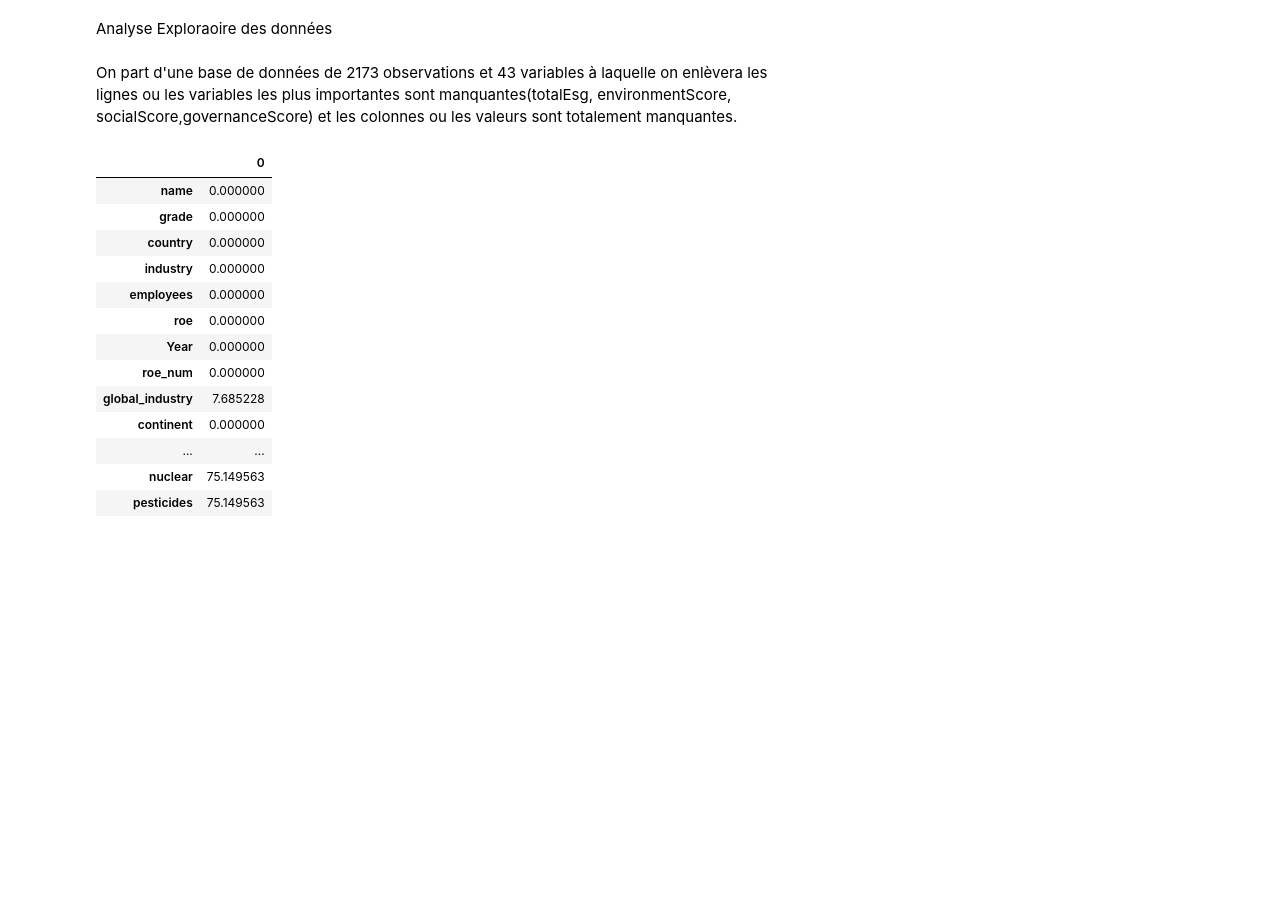
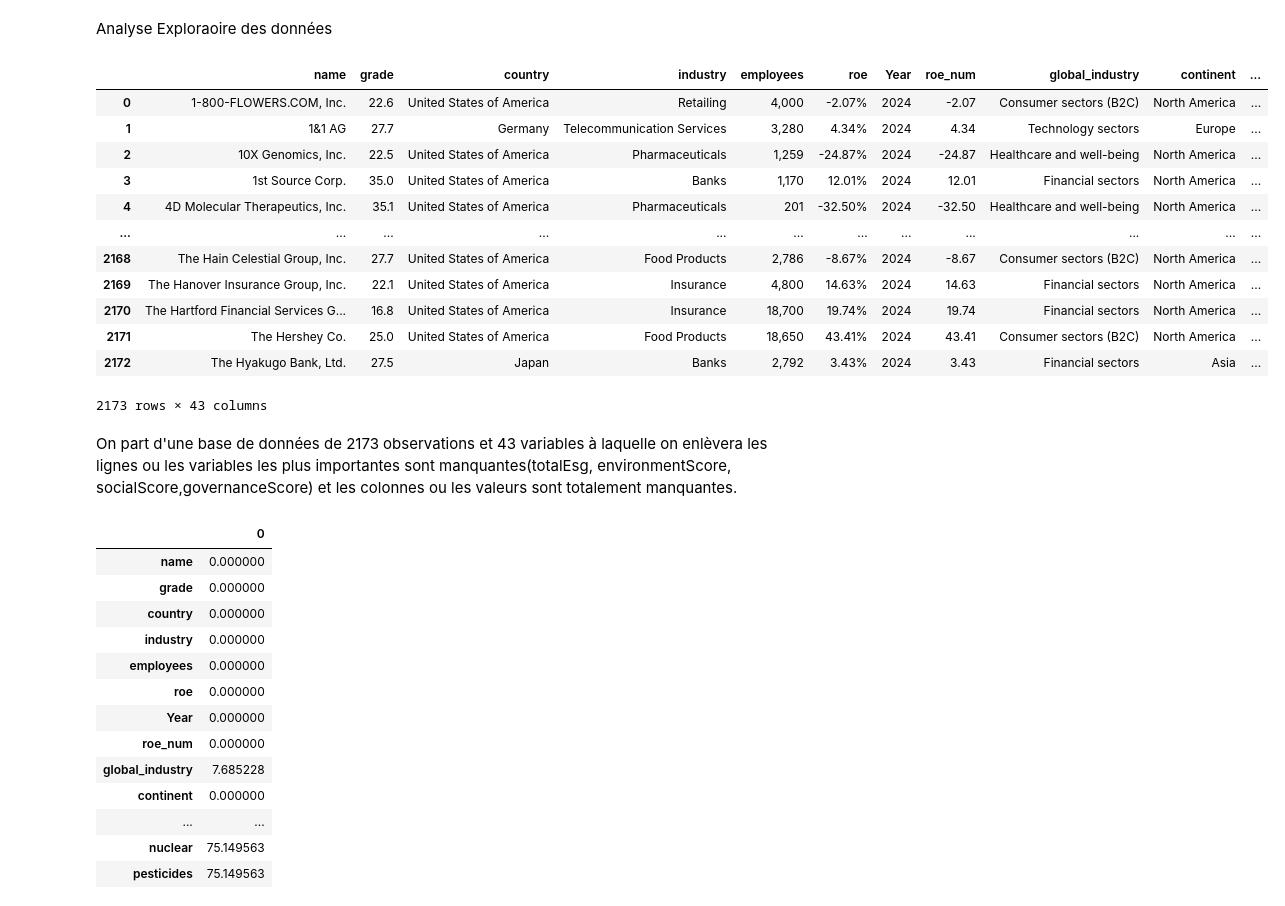
Before and after one commit to AlexChrst/Finance_Project, a Jupyter notebook: extend.ipynb, the cells around one changed output. Saved outputs shown, nothing was run; the diff lists cells and outputs as text; code cells hidden in the pictures; blank space fills up the shorter version.

Commit message:
Mise au propre de la seconde analyse et ajout de la table utilsiée dans cette dernière

```diff
--- a/extend.ipynb
+++ b/extend.ipynb
@@ -25,7 +27,22 @@ pd.set_option('display.max_columns', None)
 # %% [markdown]
 Analyse Exploraoire des données
 # %%
-data=pd.read_csv("/content/df_2024_with_variables.csv", sep="\t")
+data=pd.read_csv("df_2024_with_variables.csv", sep="\t")
+data
+# %% [output]
+|  | name | grade | country | industry | employees | roe | Year | roe_num | global_industry | continent | ... |
+| 0 | 1-800-FLOWERS.COM, Inc. | 22.6 | United States of America | Retailing | 4,000 | -2.07% | 2024 | -2.07 | Consumer sectors (B2C) | North America | ... |
+| 1 | 1&1 AG | 27.7 | Germany | Telecommunication Services | 3,280 | 4.34% | 2024 | 4.34 | Technology sectors | Europe | ... |
+| 2 | 10X Genomics, Inc. | 22.5 | United States of America | Pharmaceuticals | 1,259 | -24.87% | 2024 | -24.87 | Healthcare and well-being | North America | ... |
+| 3 | 1st Source Corp. | 35.0 | United States of America | Banks | 1,170 | 12.01% | 2024 | 12.01 | Financial sectors | North America | ... |
+| 4 | 4D Molecular Therapeutics, Inc. | 35.1 | United States of America | Pharmaceuticals | 201 | -32.50% | 2024 | -32.50 | Healthcare and well-being | North America | ... |
+| ... | ... | ... | ... | ... | ... | ... | ... | ... | ... | ... | ... |
+| 2168 | The Hain Celestial Group, Inc. | 27.7 | United States of America | Food Products | 2,786 | -8.67% | 2024 | -8.67 | Consumer sectors (B2C) | North America | ... |
+| 2169 | The Hanover Insurance Group, Inc. | 22.1 | United States of America | Insurance | 4,800 | 14.63% | 2024 | 14.63 | Financial sectors | North America | ... |
+| 2170 | The Hartford Financial Services G... | 16.8 | United States of America | Insurance | 18,700 | 19.74% | 2024 | 19.74 | Financial sectors | North America | ... |
+| 2171 | The Hershey Co. | 25.0 | United States of America | Food Products | 18,650 | 43.41% | 2024 | 43.41 | Consumer sectors (B2C) | North America | ... |
+| 2172 | The Hyakugo Bank, Ltd. | 27.5 | Japan | Banks | 2,792 | 3.43% | 2024 | 3.43 | Financial sectors | Asia | ... |
+2173 rows × 43 columns
 # %% [markdown]
 On part d'une base de données de 2173 observations et 43 variables à laquelle on enlèvera les lignes ou les variables les plus importantes sont manquantes(totalEsg, environmentScore, socialScore,governanceScore) et les colonnes ou les valeurs sont totalement manquantes.
 # %%
```
Also changed, not shown: parts of 2 cells of this notebook, 1 other file.
